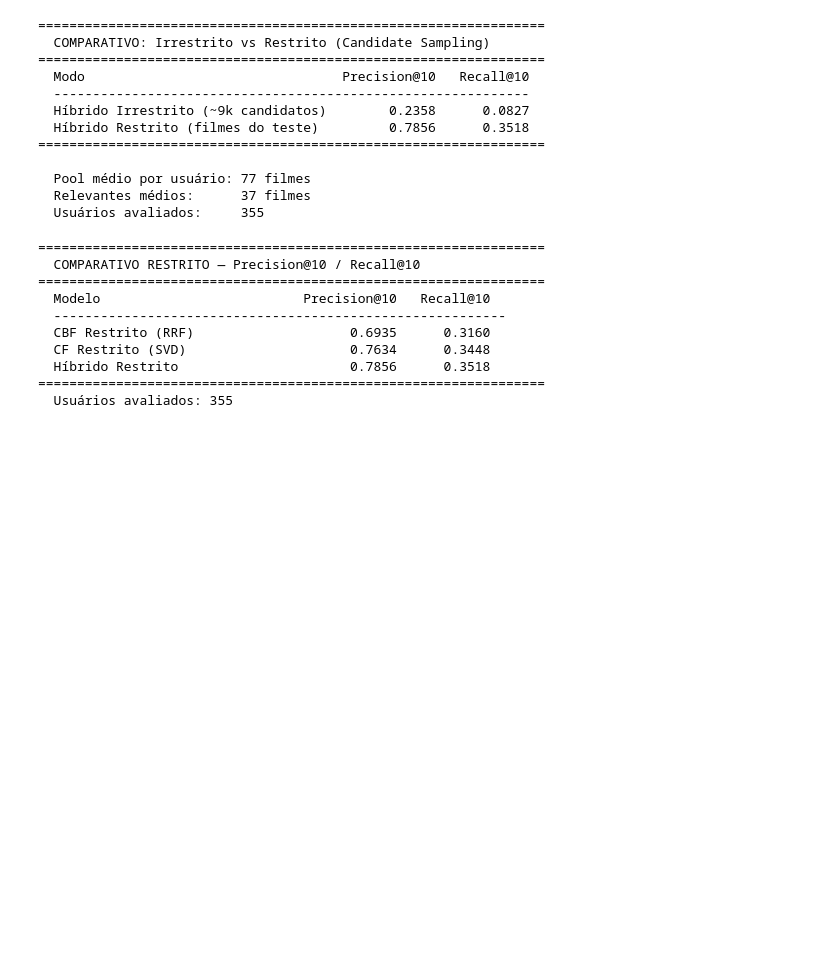
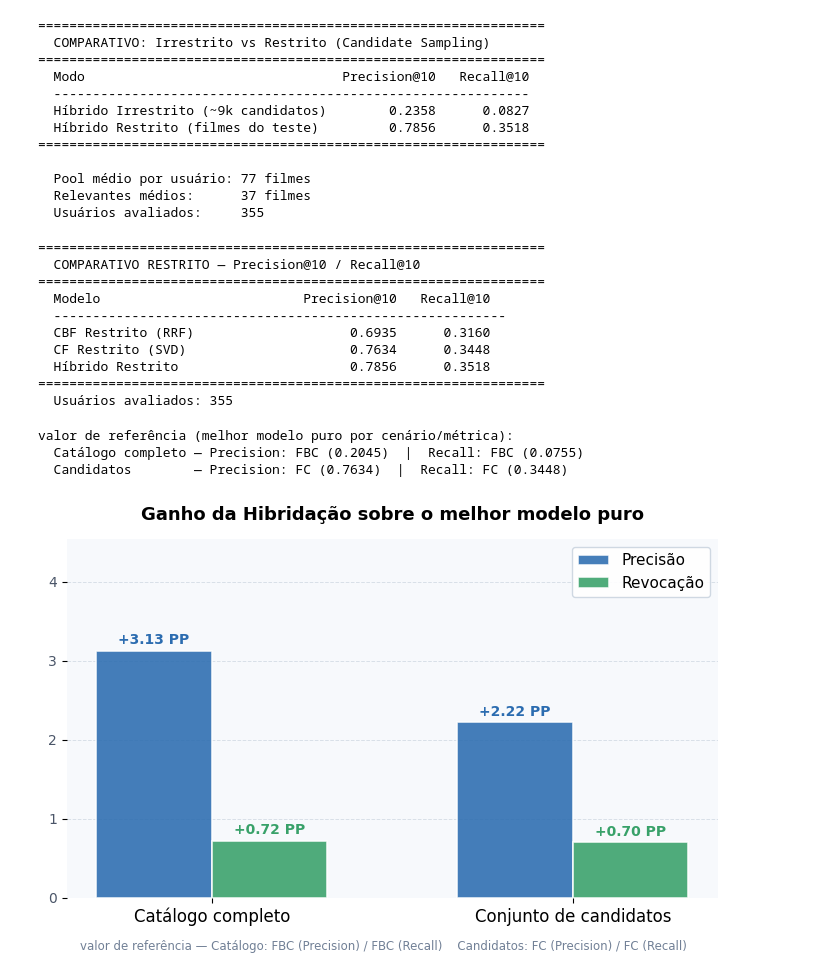
Before and after one commit to SamuBraz/movie_recomendation, a Jupyter notebook: ml-engine/hybrid.ipynb, the cells around one changed output. Saved outputs shown, nothing was run; the diff lists cells and outputs as text; code cells hidden in the pictures; blank space fills up the shorter version.

Commit message:
Gráfico expndo ganhos com higridação.

```diff
--- a/ml-engine/hybrid.ipynb
+++ b/ml-engine/hybrid.ipynb
@@ -893,3 +890,82 @@ print(f"  Usuários avaliados: {metricas_cf_restrito['Usuarios Avaliados']}")
   Híbrido Restrito                      0.7856      0.3518
 =================================================================
   Usuários avaliados: 355
+# %%
+import matplotlib.pyplot as plt
+import numpy as np
+
+# ── Melhor modelo puro por cenário/métrica (dinâmico) ───────────────────────
+best_p_irr = max(p_cbf,     p_cf)
+best_r_irr = max(r_cbf,     r_cf)
+best_p_res = max(p_cbf_res, p_cf_res)
+best_r_res = max(r_cbf_res, r_cf_res)
+
+label_p_irr = 'FBC' if p_cbf     >= p_cf     else 'FC'
+label_r_irr = 'FBC' if r_cbf     >= r_cf     else 'FC'
+label_p_res = 'FBC' if p_cbf_res >= p_cf_res else 'FC'
+label_r_res = 'FBC' if r_cbf_res >= r_cf_res else 'FC'
+
+print("valor de referência (melhor modelo puro por cenário/métrica):")
+print(f"  Catálogo completo — Precision: {label_p_irr} ({best_p_irr:.4f})  |  Recall: {label_r_irr} ({best_r_irr:.4f})")
+print(f"  Candidatos        — Precision: {label_p_res} ({best_p_res:.4f})  |  Recall: {label_r_res} ({best_r_res:.4f})")
+
+# ── Ganho ABSOLUTO em pontos percentuais (p.p.) ─────────────────────────────
+metricas_plot = {
+    'Precisão': [
+        (p_hyb - best_p_irr) * 100,
+        (p_res - best_p_res) * 100,
+    ],
+    'Revocação': [
+        (r_hyb - best_r_irr) * 100,
+        (r_res - best_r_res) * 100,
+    ],
+}
+
+cenarios = ['Catálogo completo', 'Conjunto de candidatos']
+cores    = ["#2B6CB0", '#38A169']
+
+x     = np.arange(len(cenarios))
+width = 0.32
+
+fig, ax = plt.subplots(figsize=(7, 4.5))
+ax.set_facecolor('#F7F9FC')
+ax.grid(axis='y', linestyle='--', linewidth=0.7, alpha=0.7, color='#CBD5E0', zorder=0)
+ax.set_axisbelow(True)
+
+for i, (metrica, cor) in enumerate(zip(metricas_plot, cores)):
+    valores = metricas_plot[metrica]
+    bars = ax.bar(x + (i - 0.5) * width, valores, width,
+                  label=metrica, color=cor, alpha=0.88,
+                  edgecolor='white', linewidth=1.2, zorder=3)
+    for bar, v in zip(bars, valores):
+        sinal = '+' if v >= 0 else ''
+        ax.text(bar.get_x() + bar.get_width() / 2,
+                bar.get_height() + 0.05,
+                f'{sinal}{v:.2f} PP',
+                ha='center', va='bottom',
+                fontsize=10, fontweight='bold', color=cor)
+
+rodape = (
+    f'valor de referência — Catálogo: FBC (Precision) / FBC (Recall)    '
+    f'Candidatos: FC (Precision) / FC (Recall)'
+)
+
+
+ax.set_xticks(x)
+ax.set_xticklabels(cenarios, fontsize=12)
+ax.set_title('Ganho da Hibridação sobre o melhor modelo puro', fontsize=13, fontweight='bold', pad=14)
+ax.set_ylim(0, max(v for vals in metricas_plot.values() for v in vals) * 1.45)
+ax.tick_params(axis='y', labelcolor='#4A5568')
+ax.legend(fontsize=11, framealpha=0.9, edgecolor='#CBD5E0', loc='upper right')
+for spine in ax.spines.values():
+    spine.set_visible(False)
+
+plt.tight_layout()
+plt.savefig('comparativo_modelos.pdf', bbox_inches='tight', dpi=300)
+plt.savefig('comparativo_modelos.png', bbox_inches='tight', dpi=300)
+plt.show()
+# %% [output]
+valor de referência (melhor modelo puro por cenário/métrica):
+  Catálogo completo — Precision: FBC (0.2045)  |  Recall: FBC (0.0755)
+  Candidatos        — Precision: FC (0.7634)  |  Recall: FC (0.3448)
+[figure, added]
```
Also changed, not shown: parts of 1 cell of this notebook, 9 other files.
